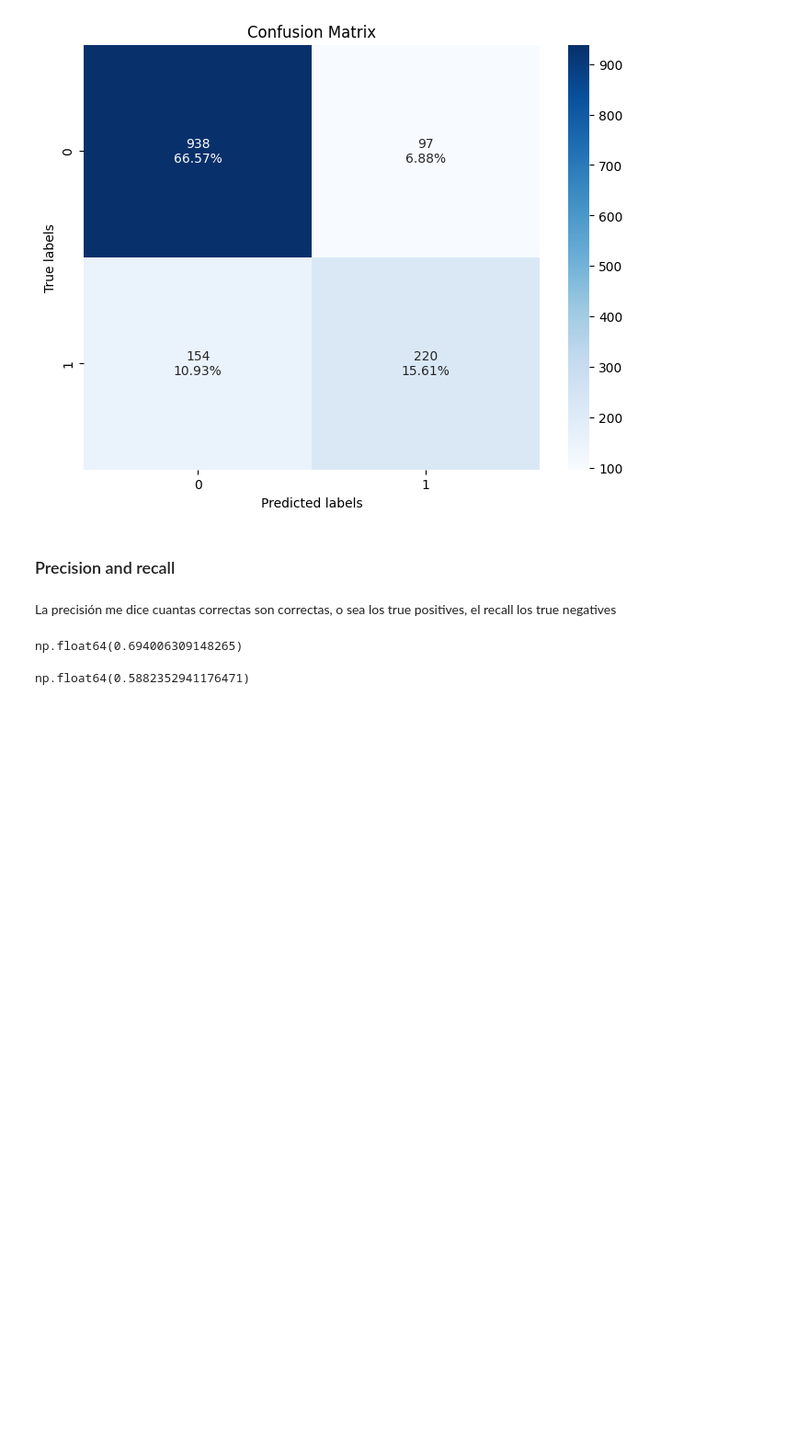
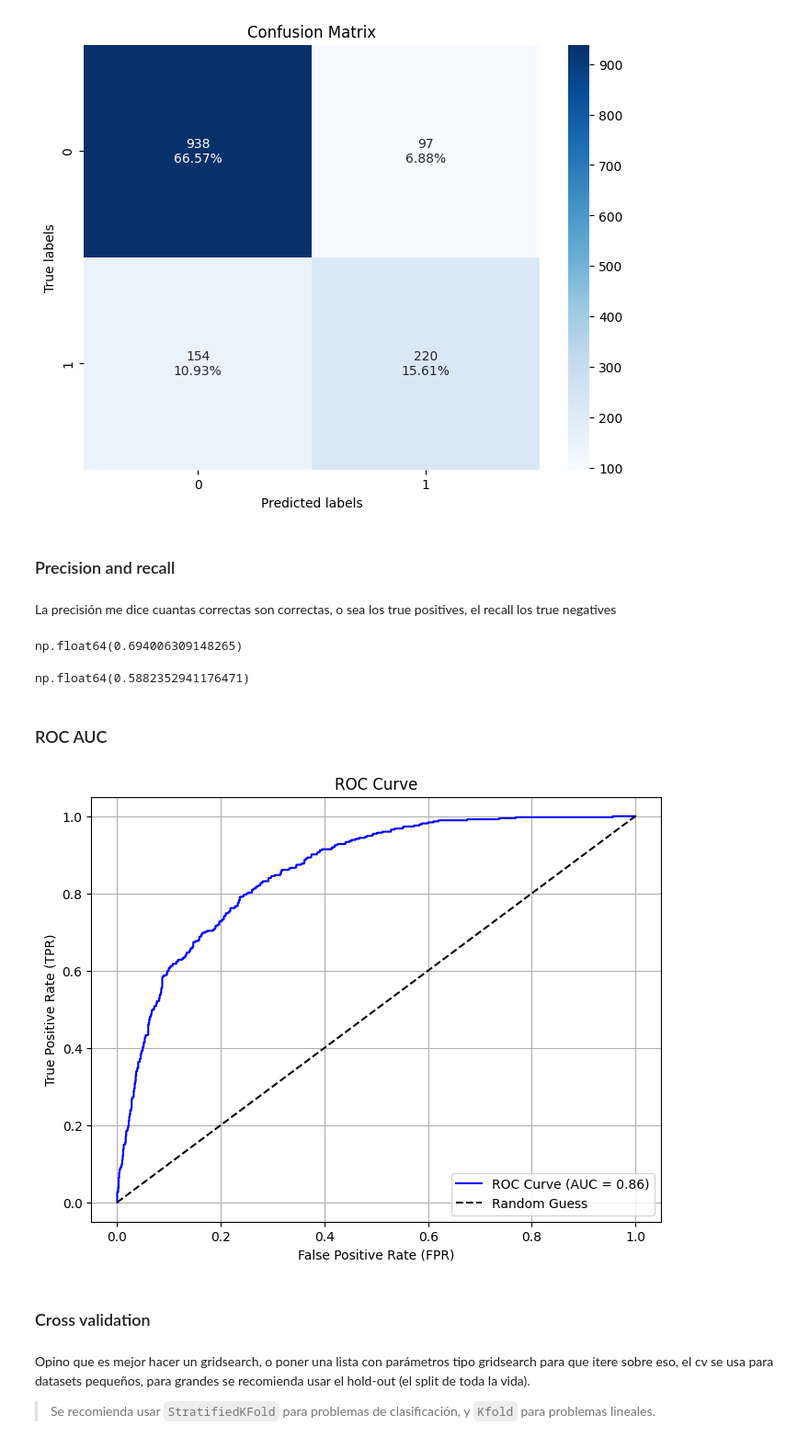
Before and after one commit to yesidexe/zoomcamp, a Jupyter notebook: proyectos/churn_prediction.ipynb, the cells around one changed output. Shown at 92% size. Cells and saved outputs as stored; diff of their text form; code cells hidden in the pictures; blank space fills up the shorter version.

Commit message:
cross validation

```diff
--- a/proyectos/churn_prediction.ipynb
+++ b/proyectos/churn_prediction.ipynb
@@ -304,3 +304,27 @@ r = recall_score(y_valid, model.predict(x_valid_scaled))
 r
 # %% [output]
 np.float64(0.5882352941176471)
+# %% [markdown]
+### ROC AUC
+# %%
+from sklearn.metrics import roc_curve, roc_auc_score
+
+fpr, tpr, thresholds = roc_curve(y_valid, val_pred_proba)
+auc_score = roc_auc_score(y_valid, val_pred_proba)
+
+plt.figure(figsize=(8, 6))
+plt.plot(fpr, tpr, label=f'ROC Curve (AUC = {auc_score:.2f})', color='blue')
+plt.plot([0, 1], [0, 1], 'k--', label='Random Guess')  # Línea diagonal
+plt.xlabel('False Positive Rate (FPR)')
+plt.ylabel('True Positive Rate (TPR)')
+plt.title('ROC Curve')
+plt.legend(loc='lower right')
+plt.grid()
+plt.show()
+# %% [output]
+[figure, added]
+# %% [markdown]
+### Cross validation
+# %% [markdown]
+Opino que es mejor hacer un gridsearch, o poner una lista con parámetros tipo gridsearch para que itere sobre eso, el cv se usa para datasets pequeños, para grandes se recomienda usar el hold-out (el split de toda la vida).
+> Se recomienda usar `StratifiedKFold` para problemas de clasificación, y `Kfold` para problemas lineales.
```
Also changed, not shown: parts of 3 cells of this notebook.
